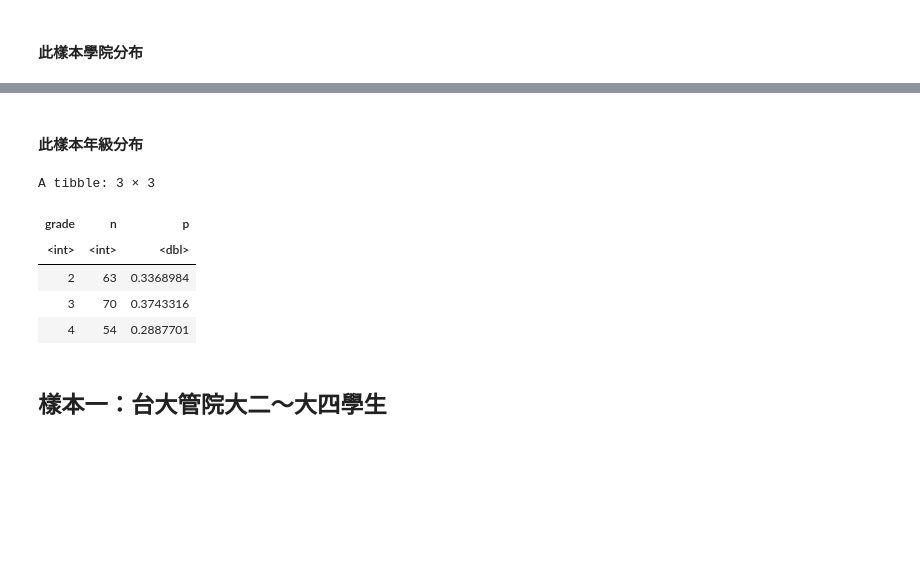
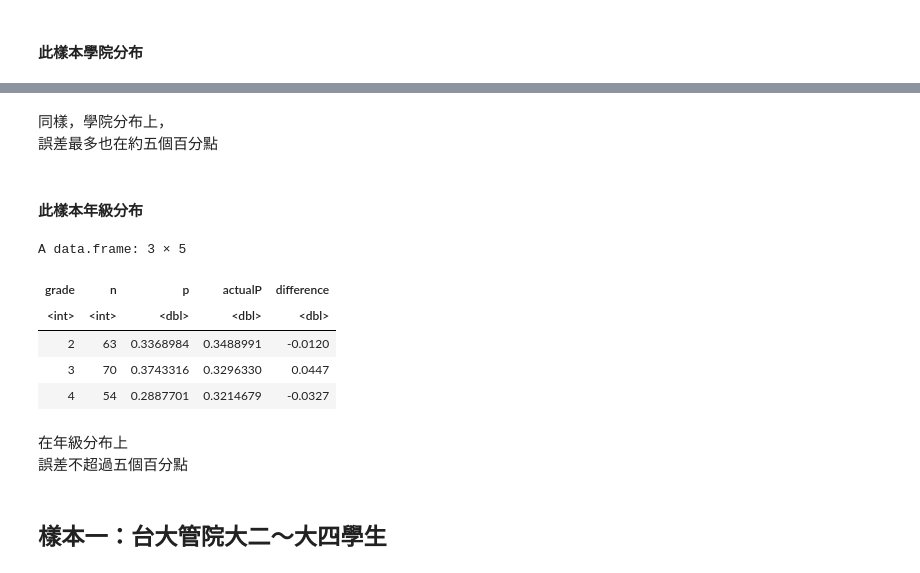
Before and after one commit to J-HowHuang/Elite-Project, a Jupyter notebook: ipynb/樣本檢驗.ipynb, the cells around one changed output, grey strips where cells are left out. Drawn from its saved outputs; the diff is of its cells as text; code cells hidden in the pictures; blank space fills up the shorter version.

Commit message:
sample explanations

```diff
--- a/ipynb/樣本檢驗.ipynb
+++ b/ipynb/樣本檢驗.ipynb
@@ -57,14 +72,24 @@ A tibble: 10 × 3
+# %% [markdown]
+同樣，學院分布上，<br/>
+誤差最多也在約五個百分點
 # %% [markdown]
 #### 此樣本年級分布
 # %%
-sample %>% group_by(grade) %>% summarise(n=n()) %>% mutate(p = n / nrow(sample))
+actualP <- c(0.348899083,
+0.329633028,
+0.32146789)
+
+sample %>% group_by(grade) %>% summarise(n=n()) %>% mutate(p = n / nrow(sample)) %>% cbind(actualP) %>% mutate(difference = round(p - actualP, 4))
 # %% [output]
-A tibble: 3 × 3
+A data.frame: 3 × 5
-| grade | n | p |
-| <int> | <int> | <dbl> |
-| 2 | 63 | 0.3368984 |
-| 3 | 70 | 0.3743316 |
-| 4 | 54 | 0.2887701 |
+| grade | n | p | actualP | difference |
+| <int> | <int> | <dbl> | <dbl> | <dbl> |
+| 2 | 63 | 0.3368984 | 0.3488991 | -0.0120 |
+| 3 | 70 | 0.3743316 | 0.3296330 | 0.0447 |
+| 4 | 54 | 0.2887701 | 0.3214679 | -0.0327 |
+# %% [markdown]
+在年級分布上<br/>
+誤差不超過五個百分點
 # %% [markdown]
 ## 樣本一：台大管院大二～大四學生
 # %%
```
Also changed, not shown: parts of 53 cells of this notebook, 25 other files.
